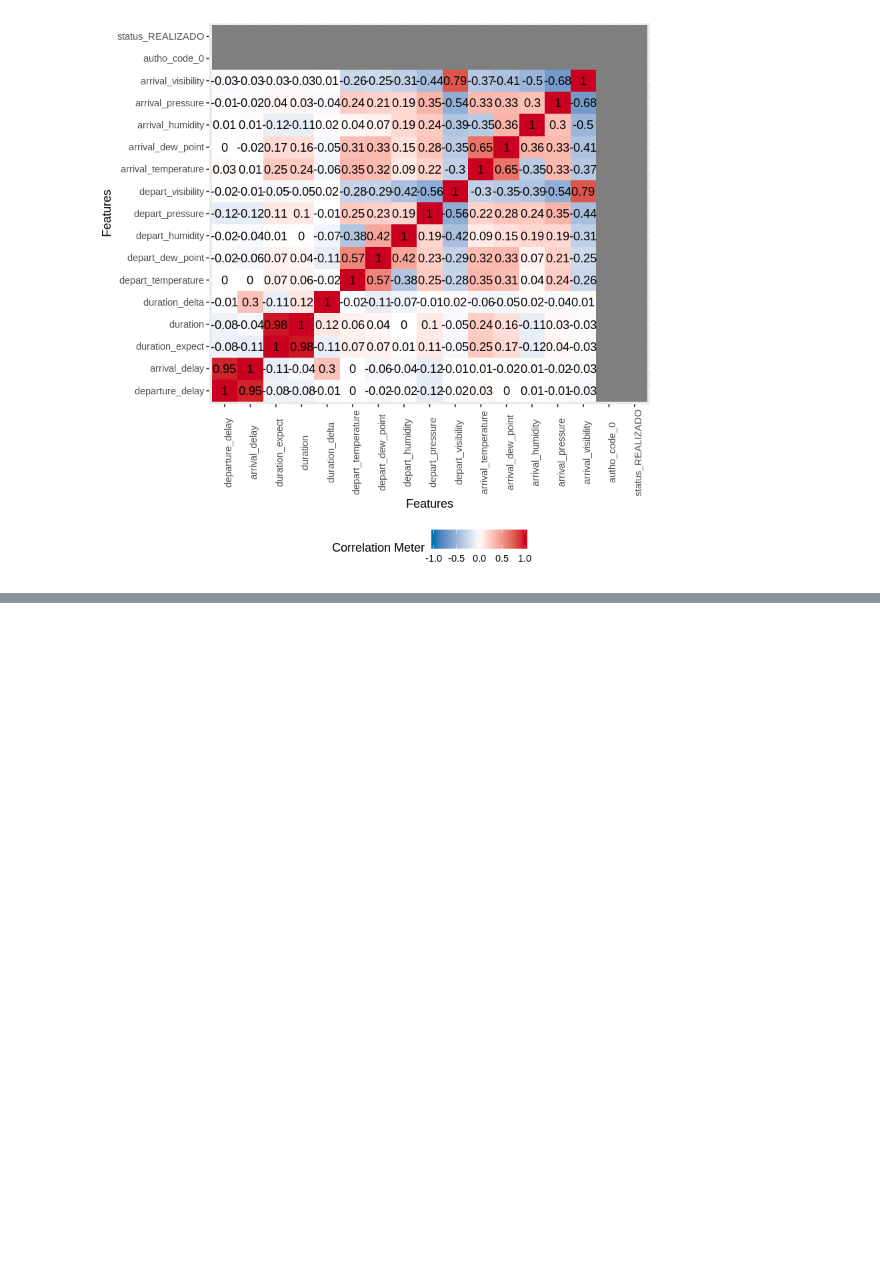
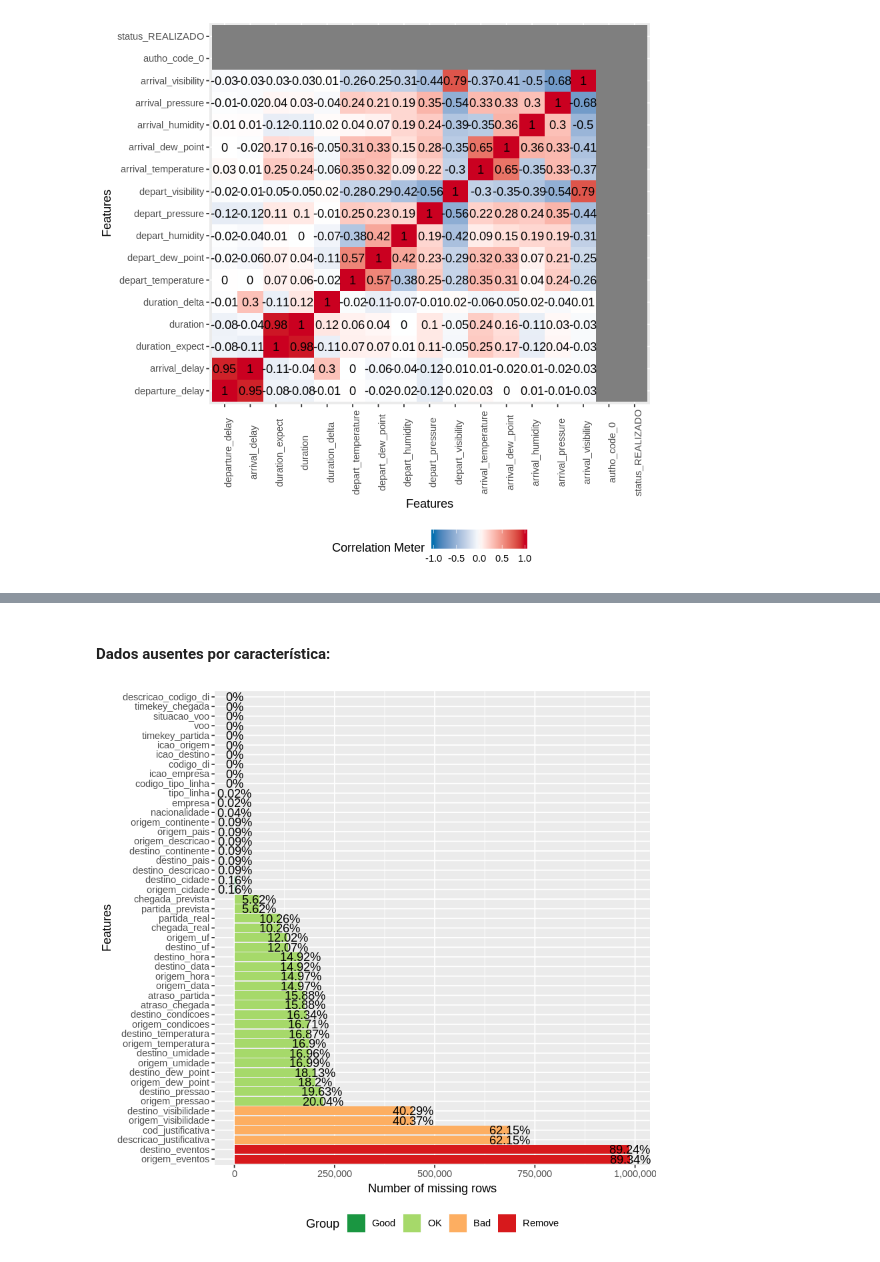
Before and after one commit to jcolares/DM2018, a Jupyter notebook: raphael.ipynb, the cells around one changed output, grey strips where cells are left out. Cells and saved outputs as stored; diff of their text form; code cells hidden in the pictures; blank space fills up the shorter version.

```diff
--- a/raphael.ipynb
+++ b/raphael.ipynb
@@ -114,0 +132,6 @@ Warning message in cor(final_data, ...):
+# %% [markdown]
+#### Dados ausentes por característica:
+# %%
+plot_missing(vrawu17)
+# %% [output]
+[figure, added]
```
Also changed, not shown: parts of 11 cells of this notebook.
